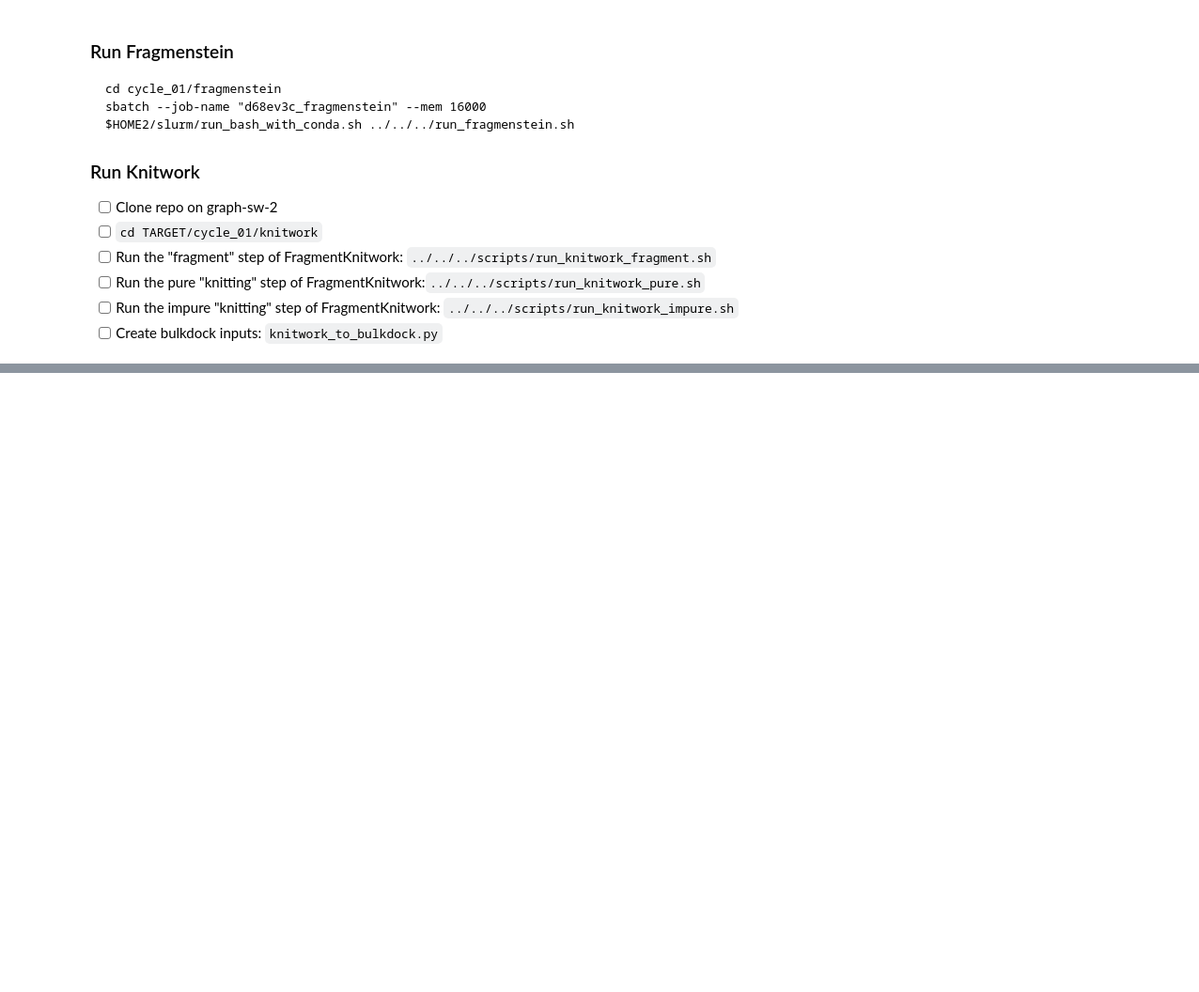
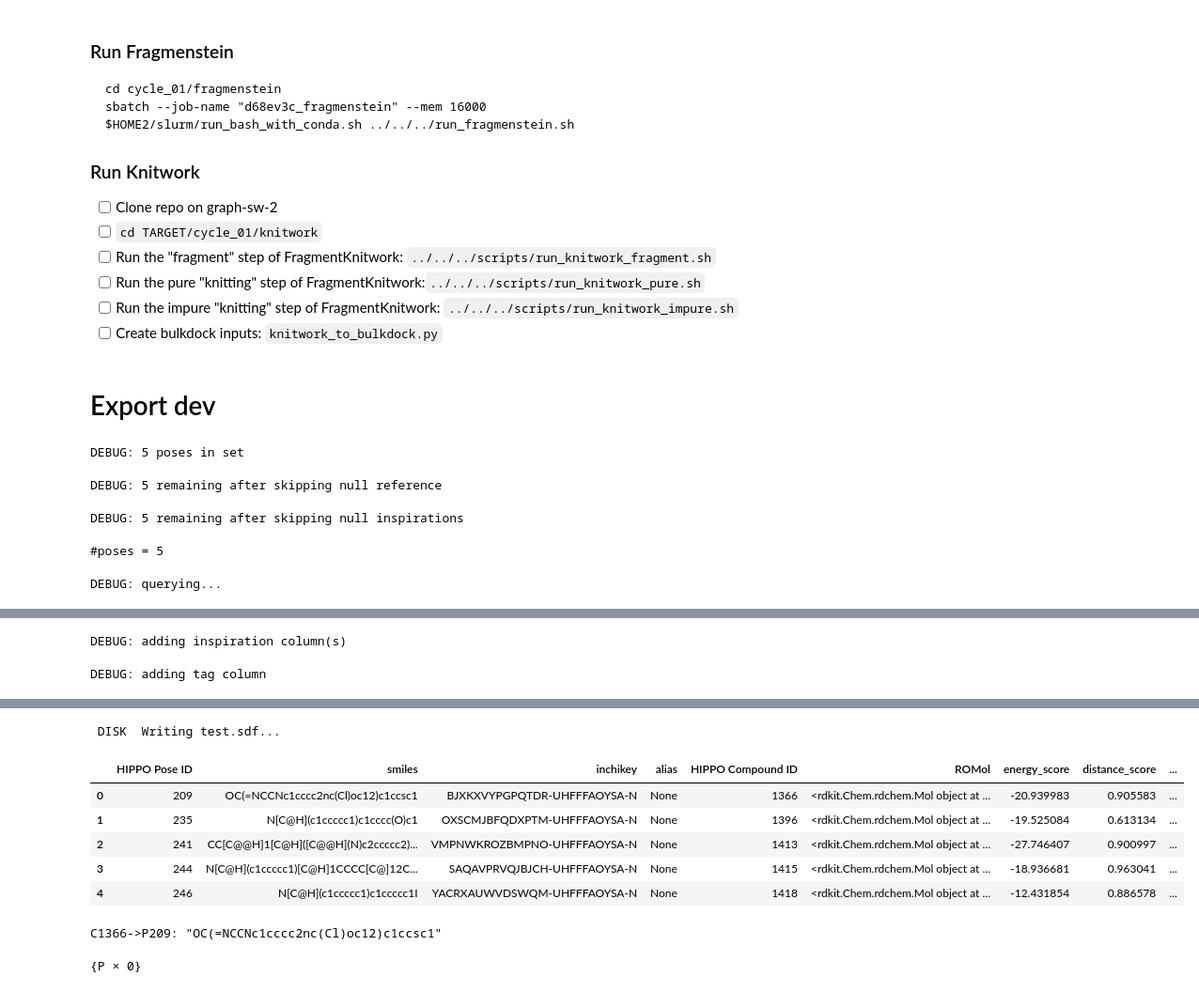
Before and after one commit to xchem/openbind-hippo, a Jupyter notebook: d68ev3c/c01a_merging.ipynb, the cells around one changed output, grey strips where cells are left out. Shown: that part at 94% size. Drawn from its saved outputs; the diff is of its cells as text; code cells hidden in the pictures; blank space fills up the shorter version.

```diff
--- a/d68ev3c/c01a_merging.ipynb
+++ b/d68ev3c/c01a_merging.ipynb
@@ -134,3 +131,20 @@ sbatch --job-name "d68ev3c_fragmenstein" --mem 16000 $HOME2/slurm/run_bash_with_
 - [ ] Run the pure "knitting" step of FragmentKnitwork:`../../../scripts/run_knitwork_pure.sh`
 - [ ] Run the impure "knitting" step of FragmentKnitwork: `../../../scripts/run_knitwork_impure.sh`
 - [ ] Create bulkdock inputs: `knitwork_to_bulkdock.py`
+# %% [markdown]
+# Export dev
+# %%
+animal.poses(tag="BulkDock Fragalysis export")[:5].to_fragalysis(
+    "test.sdf",
+    method="test",
+    submitter_name="Max",
+    submitter_email="max@fir.nl",
+    submitter_institution="DLS",
+    metadata=False,
+)
+# %% [output]
+DEBUG: 5 poses in set
+DEBUG: 5 remaining after skipping null reference
+DEBUG: 5 remaining after skipping null inspirations
+#poses = 5
+DEBUG: querying...
@@ -136,0 +153,2 @@ sbatch --job-name "d68ev3c_fragmenstein" --mem 16000 $HOME2/slurm/run_bash_with_
+DEBUG: adding inspiration column(s)
+DEBUG: adding tag column
@@ -136,0 +156,37 @@ sbatch --job-name "d68ev3c_fragmenstein" --mem 16000 $HOME2/slurm/run_bash_with_
+ DISK  Writing test.sdf...
+|  | HIPPO Pose ID | smiles | inchikey | alias | HIPPO Compound ID | ROMol | energy_score | distance_score | ... |
+| 0 | 209 | OC(=NCCNc1cccc2nc(Cl)oc12)c1ccsc1 | BJXKXVYPGPQTDR-UHFFFAOYSA-N | None | 1366 | <rdkit.Chem.rdchem.Mol object at ... | -20.939983 | 0.905583 | ... |
+| 1 | 235 | N[C@H](c1ccccc1)c1cccc(O)c1 | OXSCMJBFQDXPTM-UHFFFAOYSA-N | None | 1396 | <rdkit.Chem.rdchem.Mol object at ... | -19.525084 | 0.613134 | ... |
+| 2 | 241 | CC[C@@H]1[C@H]([C@@H](N)c2ccccc2)... | VMPNWKROZBMPNO-UHFFFAOYSA-N | None | 1413 | <rdkit.Chem.rdchem.Mol object at ... | -27.746407 | 0.900997 | ... |
+| 3 | 244 | N[C@H](c1ccccc1)[C@H]1CCCC[C@]12C... | SAQAVPRVQJBJCH-UHFFFAOYSA-N | None | 1415 | <rdkit.Chem.rdchem.Mol object at ... | -18.936681 | 0.963041 | ... |
+| 4 | 246 | N[C@H](c1ccccc1)c1ccccc1I | YACRXAUWVDSWQM-UHFFFAOYSA-N | None | 1418 | <rdkit.Chem.rdchem.Mol object at ... | -12.431854 | 0.886578 | ... |
+# %%
+animal.poses["OC(=NCCNc1cccc2nc(Cl)oc12)c1ccsc1"]
+# %% [output]
+C1366->P209: "OC(=NCCNc1cccc2nc(Cl)oc12)c1ccsc1"
+# %%
+# Fix smiles<>alias
+
+sql = """SELECT pose_id
+FROM pose
+WHERE pose_smiles GLOB 'C[0-9]*-P[0-9]*';"""
+
+ids = [i for i, in animal.db.execute(sql)]
+
+poses = animal.poses[ids]
+
+print(poses)
+
+if poses:
+
+    records = animal.db.select_where(table="pose", query="pose_id, pose_smiles, pose_alias", key=f"pose_id IN {poses.str_ids}", multiple=True)
+
+    sql = """
+    UPDATE pose
+    SET pose_alias = NULL, pose_smiles = mol_to_smiles(mol_from_binary_mol(pose_mol))
+    WHERE pose_id = ?1
+    """
+
+    animal.db.executemany(sql, records)
+# %% [output]
+{P × 0}
```
Also changed, not shown: parts of 20 cells of this notebook, 5 other files.
